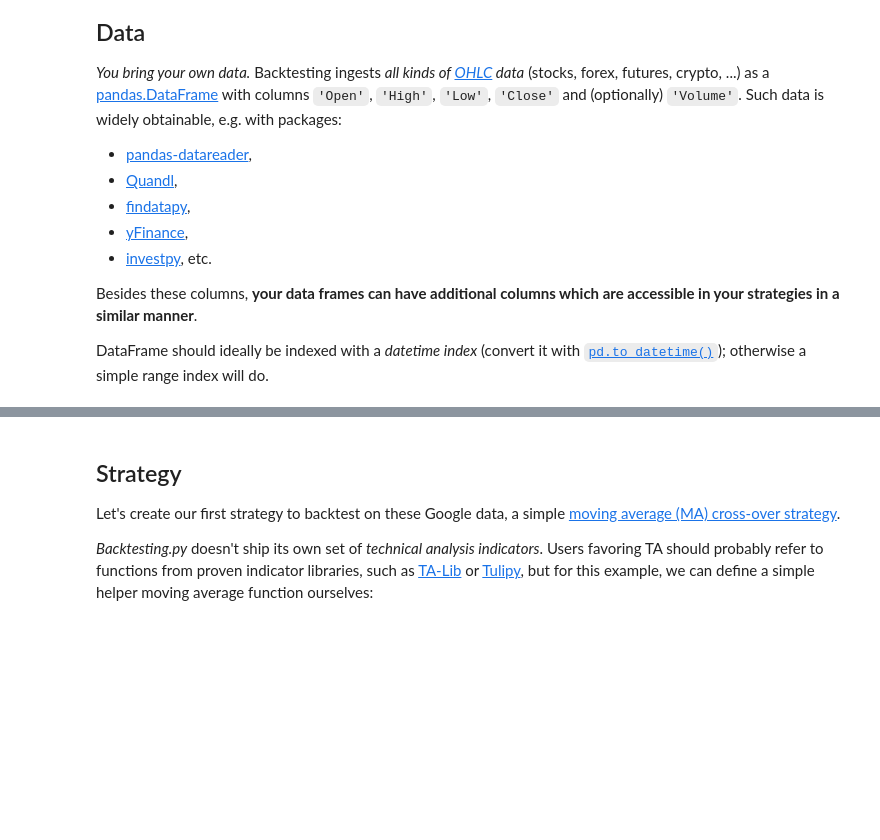
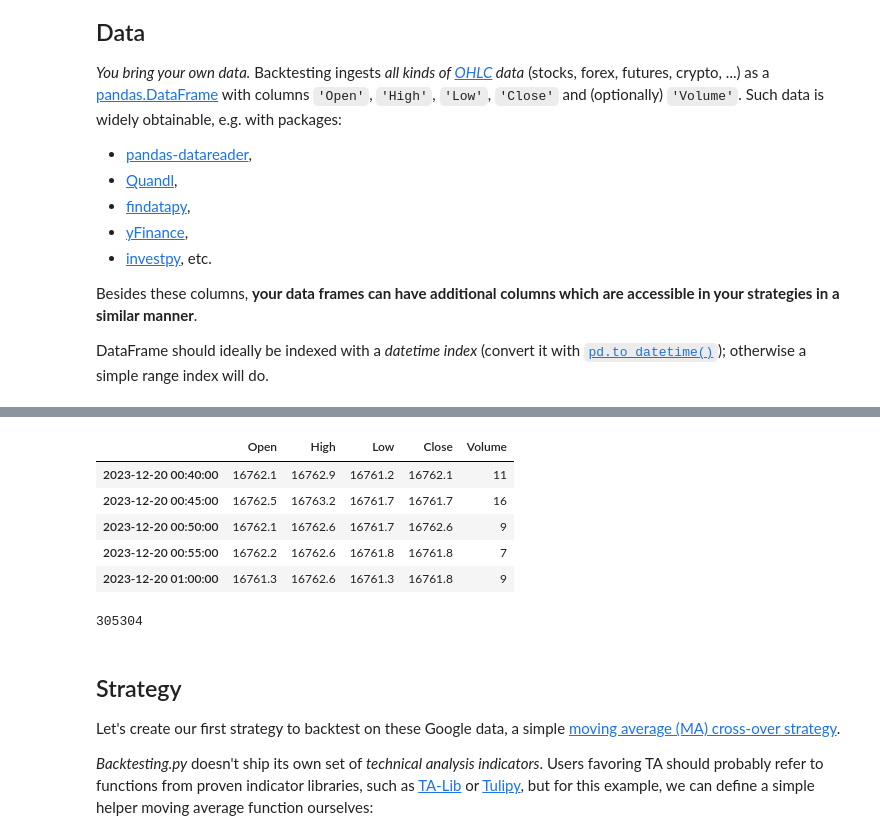
Before and after one commit to sfelaco/backtesting, a Jupyter notebook: doc/examples/DE40_backtesting.ipynb, the cells around one changed output, grey strips where cells are left out. Drawn from its saved outputs; the diff is of its cells as text; code cells hidden in the pictures; blank space fills up the shorter version.

```diff
--- a/doc/examples/DE40_backtesting.ipynb
+++ b/doc/examples/DE40_backtesting.ipynb
@@ -30,5 +30,5 @@ otherwise a simple range index will do.
 # Example OHLC daily data for Google Inc.
 from backtesting.test import DE40_2D_5M, DE40_5Y_5M, DE40_5M_5M
 
-DE40_2D_5M.tail()
+DE40_5Y_5M.tail()
 # %% [output]
@@ -36,3 +35,13 @@ ImportError: cannot import name 'DE40_5M_5M' from 'backtesting.test' (c:\Users\s
+|  | Open | High | Low | Close | Volume |
+| 2023-12-20 00:40:00 | 16762.1 | 16762.9 | 16761.2 | 16762.1 | 11 |
+| 2023-12-20 00:45:00 | 16762.5 | 16763.2 | 16761.7 | 16761.7 | 16 |
+| 2023-12-20 00:50:00 | 16762.1 | 16762.6 | 16761.7 | 16762.6 | 9 |
+| 2023-12-20 00:55:00 | 16762.2 | 16762.6 | 16761.8 | 16761.8 | 7 |
+| 2023-12-20 01:00:00 | 16761.3 | 16762.6 | 16761.3 | 16761.8 | 9 |
+# %%
+len(DE40_5Y_5M)
+# %% [output]
+305304
 # %% [markdown]
 ## Strategy
 
```
Also changed, not shown: parts of 12 cells of this notebook, 1 other file.
